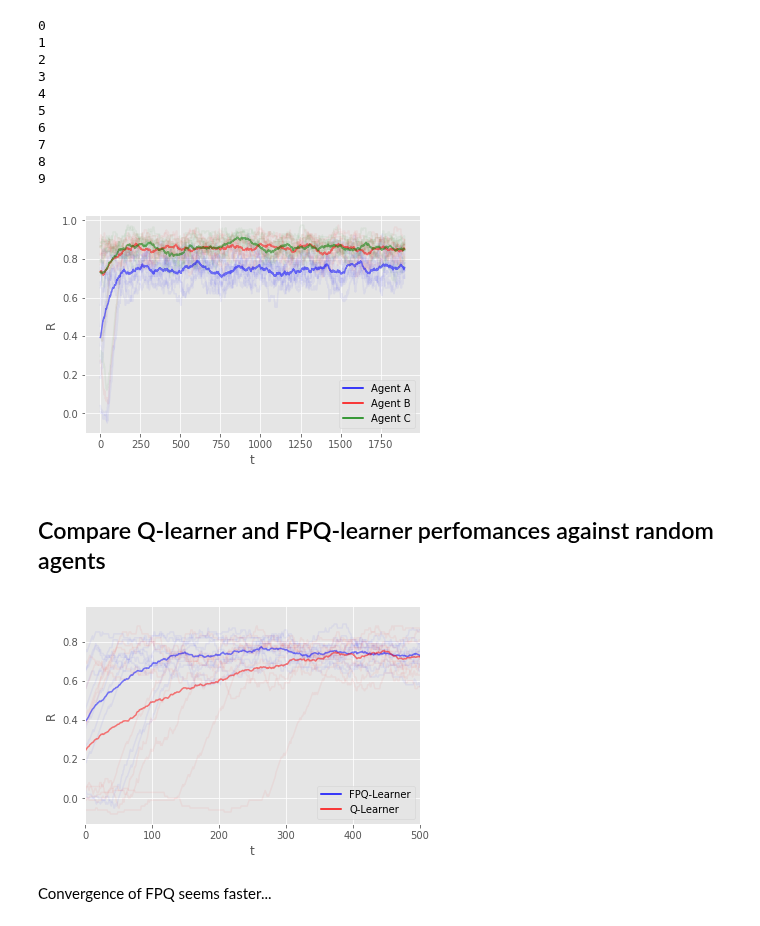
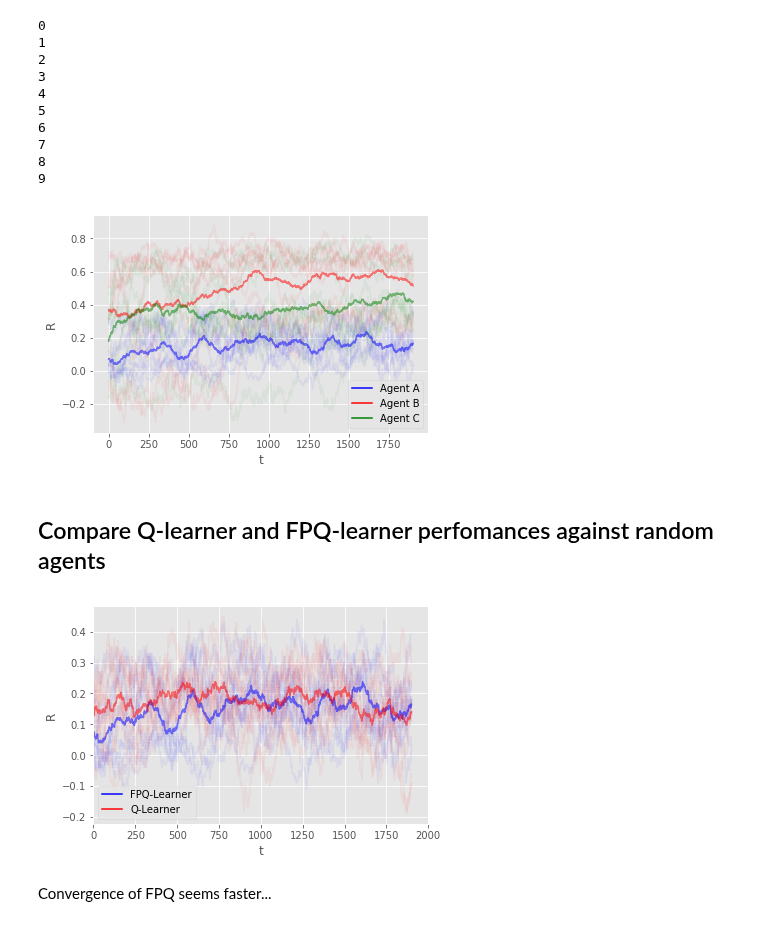
Before and after one commit to vicgalle/ARAMARL, a Jupyter notebook: test_blotto.ipynb, the cells around one changed output. Saved outputs shown, nothing was run; the diff lists cells and outputs as text; code cells hidden in the pictures.

```diff
--- a/test_blotto.ipynb
+++ b/test_blotto.ipynb
@@ -25,8 +25,8 @@ for n in range(N_EXP):
     enemy1_action_space = np.array([[0,1,0], [1,0,0], [0,0,1]])
     enemy2_action_space = np.array([[0,1,0], [1,0,0], [0,0,1]])
 
-    policy1 = np.array([0.9, 0.1, 0.0])
-    policy2 = np.array([0.9, 0.1, 0.0])
+    policy1 = np.array([0.7, 0.3, 0.0])
+    policy2 = np.array([0.3, 0.7, 0.0])
 
     A0 = IndQLearningAgent(action_space, n_states=1,
                       learning_rate=0.1, epsilon=0.1, gamma=0.96)
@@ -144,8 +144,8 @@ for n in range(N_EXP):
     enemy1_action_space = np.array([[0,1,0], [1,0,0], [0,0,1]])
     enemy2_action_space = np.array([[0,1,0], [1,0,0], [0,0,1]])
 
-    policy1 = np.array([0.9, 0.1, 0.0])
-    policy2 = np.array([0.9, 0.1, 0.0])
+    policy1 = np.array([0.7, 0.3, 0.0])
+    policy2 = np.array([0.3, 0.7, 0.0])
 
     A0 = FPLearningAgent(action_space, enemy1_action_space, enemy2_action_space, n_states=1,
                       learning_rate=0.1, epsilon=0.1, gamma=0.96)
@@ -236,39 +236,39 @@ custom_lines = [Line2D([0], [0], color='b'),
 
 plt.legend(custom_lines,['Agent A', 'Agent B', 'Agent C']);
 # %% [output]
-[figure, old version]
+[figure, new version]
 # %% [markdown]
 ## Compare Q-learner and FPQ-learner perfomances against random agents
 # %%
 %matplotlib inline
 import matplotlib.pyplot as plt
 
 r0ss = r0ss[:2000]
 # We set a fancy theme
 plt.style.use('ggplot')
 
 #plt.axis([0, 1*n_iter, -4.5, 1.5])
 for i in range(N_EXP):
     plt.plot(moving_average(r0ss[i], 100), 'b', alpha=0.05)
     plt.plot(moving_average(r0ss_Q[i], 100), 'r', alpha=0.05)
     #plt.plot(moving_average(r2ss[i], 100), 'g', alpha=0.05)
 
 plt.plot(moving_average(np.asarray(r0ss).mean(axis=0), 100), 'b', alpha=0.5)
 plt.plot(moving_average(np.asarray(r0ss_Q).mean(axis=0), 100), 'r', alpha=0.5)
 #plt.plot(moving_average(np.asarray(r2ss).mean(axis=0), 100), 'g', alpha=0.5)
 
 plt.xlabel('t');
 plt.ylabel('R');
 
-plt.xlim([0,500])
+plt.xlim([0,2000])
 
 from matplotlib.lines import Line2D
 cmap = plt.cm.coolwarm
 custom_lines = [Line2D([0], [0], color='b'),
                 Line2D([0], [0], color='r')]
 
 plt.legend(custom_lines,['FPQ-Learner', 'Q-Learner']);
 # %% [output]
-[figure, old version]
+[figure, new version]
 # %% [markdown]
 Convergence of FPQ seems faster...
```
Also changed, not shown: parts of 2 cells of this notebook, 2 other files.
